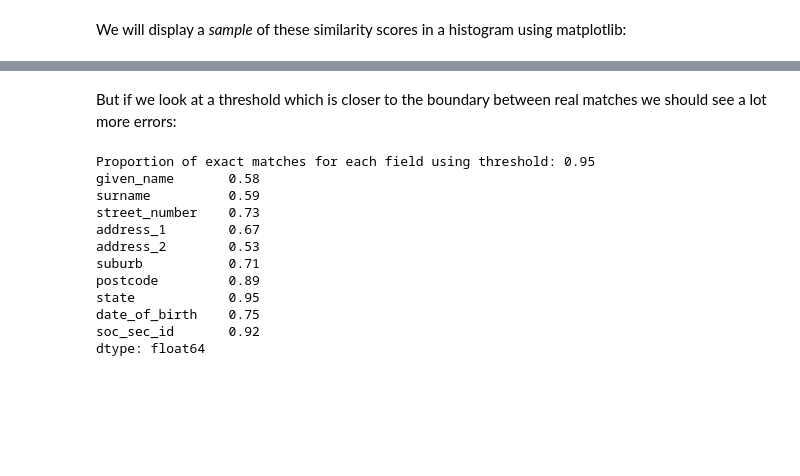
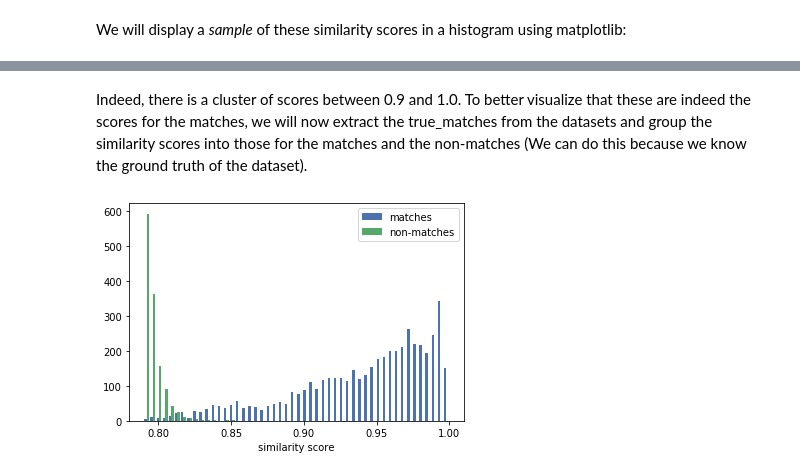
Before and after one commit to data61/anonlink-entity-service, a Jupyter notebook: docs/tutorial/Similarity Scores.ipynb, the cells around one changed output, grey strips where cells are left out. Drawn from its saved outputs; the diff is of its cells as text; code cells hidden in the pictures; blank space fills up the shorter version.

```diff
--- a/docs/tutorial/Similarity Scores.ipynb
+++ b/docs/tutorial/Similarity Scores.ipynb
@@ -481,17 +448,30 @@ dtype: float64
-# %% [markdown]
-But if we look at a threshold which is closer to the boundary between real matches we should see a lot more errors:
-# %%
-look_at_per_field_accuracy(threshold = 0.95, num_samples = 100)
-# %% [output]
-Proportion of exact matches for each field using threshold: 0.95
-given_name       0.58
-surname          0.59
-street_number    0.73
-address_1        0.67
-address_2        0.53
-suburb           0.71
-postcode         0.89
-state            0.95
-date_of_birth    0.75
-soc_sec_id       0.92
-dtype: float64
+# %% [markdown]
+Indeed, there is a cluster of scores between 0.9 and 1.0. To better visualize that these are indeed the scores for the matches, we will now extract the true_matches from the datasets and group the similarity scores into those for the matches and the non-matches (We can do this because we know the ground truth of the dataset).
+# %%
+# rec_id in dfA has the form 'rec-1070-org'. We only want the number. Additionally, as we are
+# interested in the position of the records, we create a new index which contains the row numbers.
+dfA_ = dfA.rename(lambda x: x[4:-4], axis='index').reset_index()
+dfB_ = dfB.rename(lambda x: x[4:-6], axis='index').reset_index()
+# now we can merge dfA_ and dfB_ on the record_id.
+a = pd.DataFrame({'ida': dfA_.index, 'rec_id': dfA_['rec_id']})
+b = pd.DataFrame({'idb': dfB_.index, 'rec_id': dfB_['rec_id']})
+dfj = a.merge(b, on='rec_id', how='inner').drop(columns=['rec_id'])
+# and build a set of the corresponding row numbers.
+true_matches = set((row[0], row[1]) for row in dfj.itertuples(index=False))
+# %%
+scores_matches = []
+scores_non_matches = []
+for (_, a), (_, b), score in data:
+    if score < 0.79:
+        continue
+    if (a, b) in true_matches:
+        scores_matches.append(score)
+    else:
+        scores_non_matches.append(score)
+# %%
+plt.hist([scores_matches, scores_non_matches], bins=50, label=['matches', 'non-matches'])
+plt.legend(loc='upper right')
+plt.xlabel('similarity score')
+plt.show()
+# %% [output]
+[figure, added]
```
Also changed, not shown: parts of 20 cells of this notebook, 6 other files.
